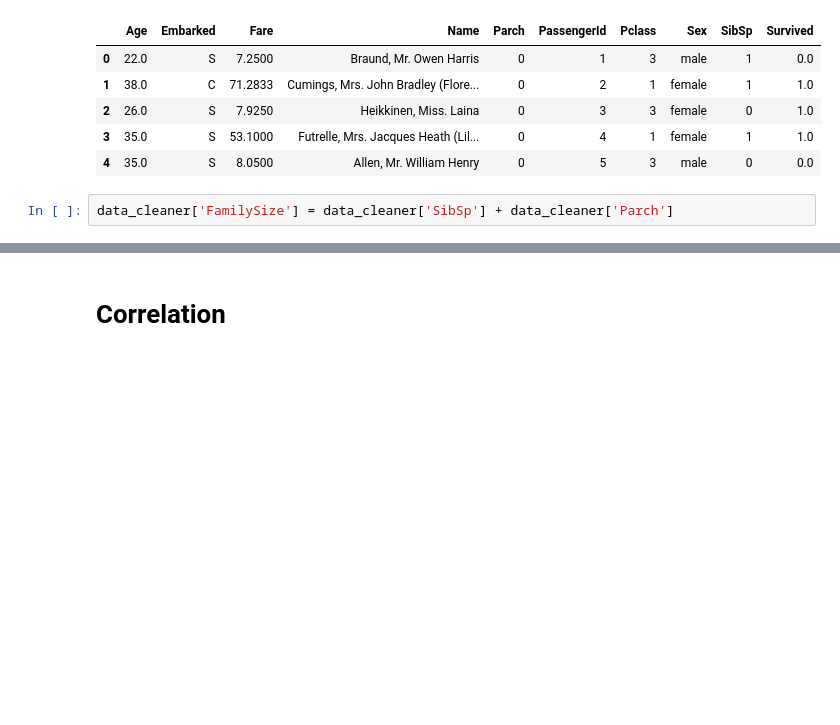
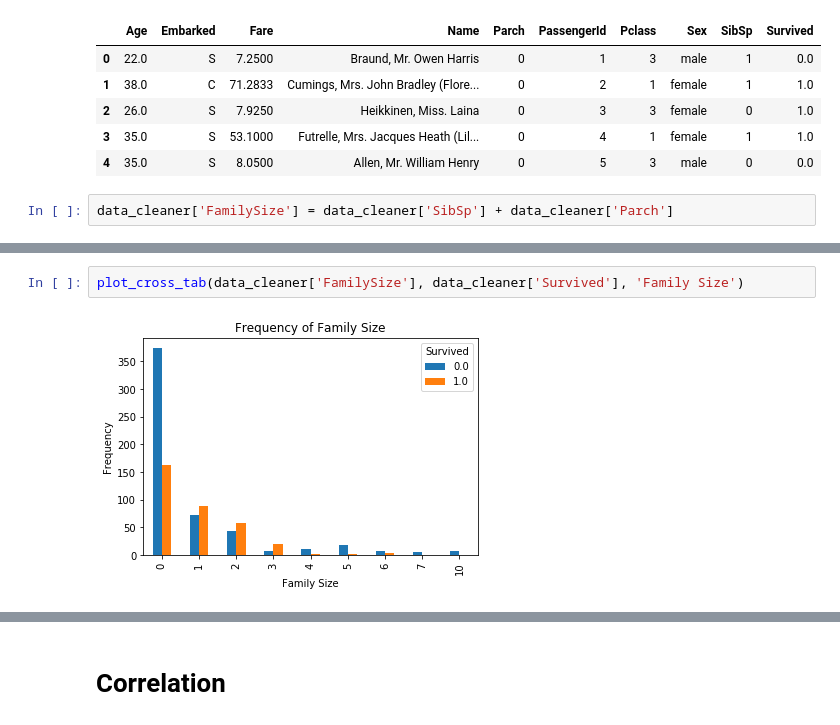
Before and after one commit to csun-data-science-bootcamp-19/Team1, a Jupyter notebook: 1 Cleaning and exploration.ipynb, the cells around one changed output, grey strips where cells are left out. Saved outputs shown, nothing was run; the diff lists cells and outputs as text; blank space fills up the shorter version.

```diff
--- a/1 Cleaning and exploration.ipynb
+++ b/1 Cleaning and exploration.ipynb
@@ -200,0 +248,4 @@ datasetdummy.head(5)
+# %%
+plot_cross_tab(data_cleaner['FamilySize'], data_cleaner['Survived'], 'Family Size')
+# %% [output]
+[figure, added]
```
Also changed, not shown: parts of 25 cells of this notebook, 2 other files.
